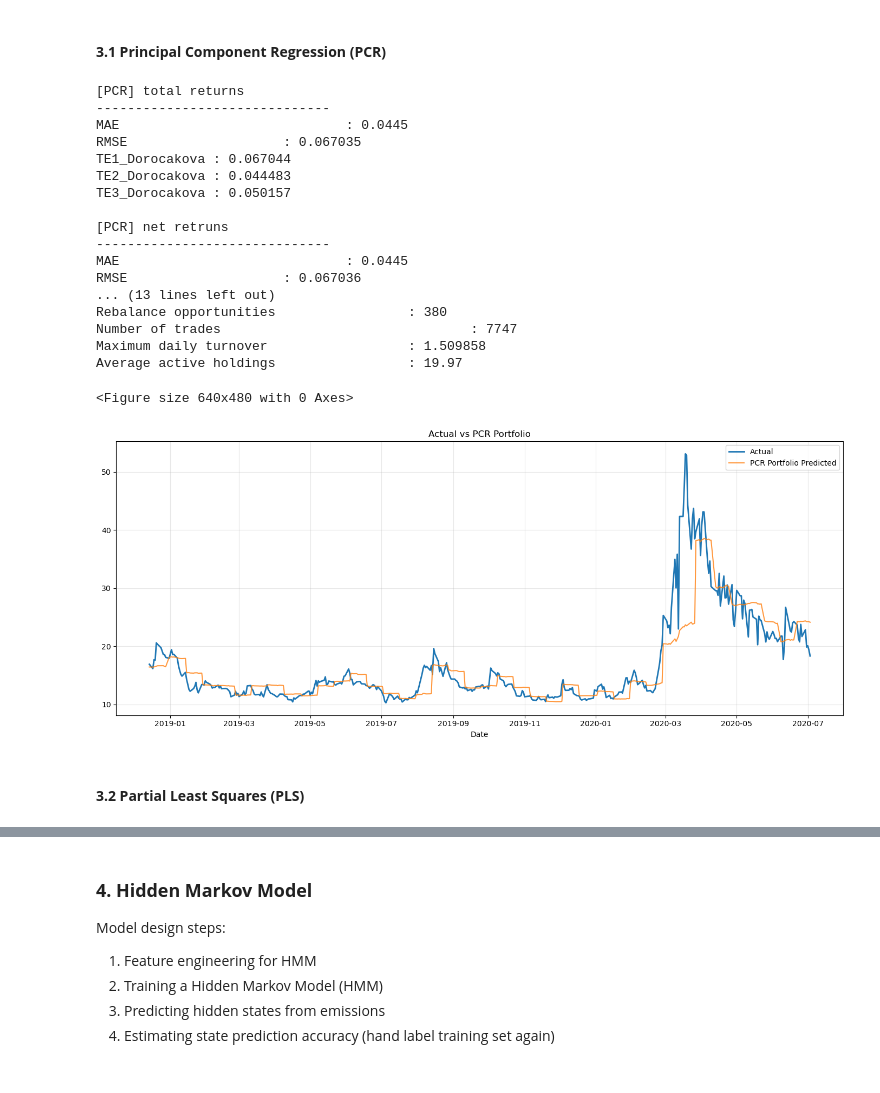
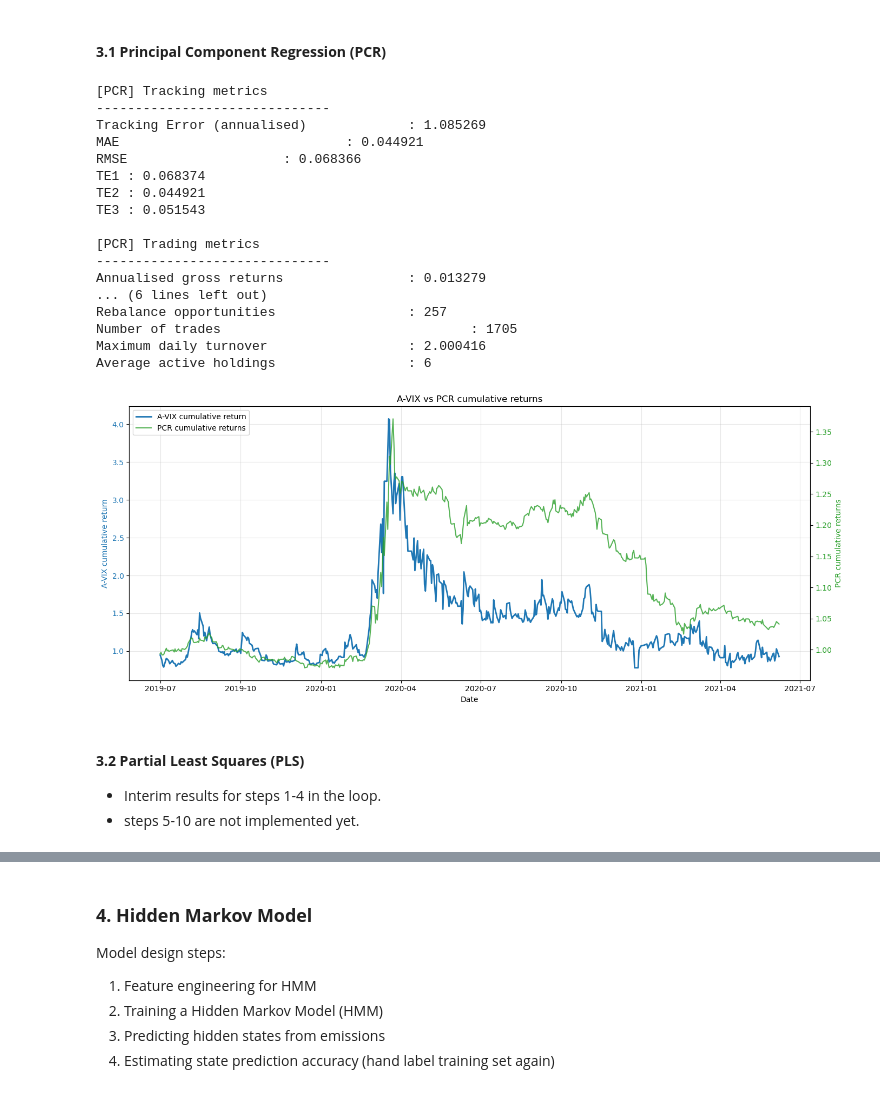
Before and after one commit to georgeyfady/Group_17836_Capstone, a Jupyter notebook: M4/Group_17836_M4.ipynb, the cells around one changed output, grey strips where cells are left out. Saved outputs shown, nothing was run; the diff lists cells and outputs as text; code cells hidden in the pictures.

```diff
--- a/M4/Group_17836_M4.ipynb
+++ b/M4/Group_17836_M4.ipynb
@@ -44,21 +44,21 @@ PLOT_GRAPH = True
 START_DATE = "2011-01-01"
 END_DATE   = "2026-09-15"
 
-TRANSACTION_COST = 0.001  # Fady: 0.1% includes: electronic trading and slippage
-SHORT_BORROW_RATE = 0.0025 # Fady: 0.25% borrowing rate to short Sector & Thematic ETF
+TRANSACTION_COST = 0.001  # 0.1% electronic trading , slippage and bid-ask spread
+SHORT_BORROW_RATE = 0.0025 # 0.25% borrowing rate to short Sector & Thematic ETFs
 
-
+# Fady: be tuned
 TRN_WINDOW = 252
 TST_WINDOW = 10
 HMM_STATES = 3
-VARIANCE_THRESHOLD = 0.99
 MIN_ABS_WEIGHT = 0.01
-MIN_REL_WEIGHT_CHANGE = 0.02
 WEIGHT_DEVIATION = 0.05
-PLS_COMPONENTS = 5
+N_COMPONENTS = 5
 
-PLT_STRT = 2000 #0
-PLT_SIZE = 500  #4000
+
+PLT_STRT = 0
+PLT_SIZE = 4000
+MIN_REL_WEIGHT_CHANGE = 0.01
 # %% [markdown]
 ### **Overview**
 As part of our M2 project proposal submission, we outlined the code high level design steps which can be summarised as follows:
@@ -1029,45 +1101,51 @@ def sliding_walk_forward(title,X_df,y_df,orig_price,train_window_size,test_windo
 # %%
 ###################
 # PCR
 ###################
+TRN_WINDOW = 190
+TST_WINDOW = 15
+#HMM_STATES = 3
+MIN_ABS_WEIGHT = 0.06
+MIN_REL_WEIGHT_CHANGE = 0.01
+WEIGHT_DEVIATION = 0.03
+N_COMPONENTS = 17
 
-y_pred_pcr, y_pred_portfolio_pcr, reconst_pcr, pcr_components, pcr_coeff, pcr_weights, pcr_qp_weights, pcr_trading, gross_returns_pcr = sliding_walk_forward('PCR',X,y,screened_prices['^AXVI'],TRN_WINDOW,TST_WINDOW)
+y_pred_pcr, y_pred_portfolio_pcr, reconst_pcr, pcr_components, pcr_coeff, pcr_weights, pcr_qp_weights, pcr_trading, gross_returns_pcr = sliding_walk_forward('PCR',X,y,screened_prices['^AXVI'],TRN_WINDOW,TST_WINDOW,ncomponents=N_COMPONENTS)
 
 pred_start = TRN_WINDOW
 pred_end = pred_start + len(y_pred_pcr)
 
-metrics_portfolio_pcr = compute_tracking_metrics('[PCR] total returns',y.iloc[pred_start:pred_end].values,gross_returns_pcr)
-metrics_portfolio_pcr = compute_tracking_metrics('[PCR] net retruns',y.iloc[pred_start:pred_end].values,y_pred_portfolio_pcr)
-metrics_trading_pcr = compute_trading_metrics('[PCR] Trading',pcr_trading,y_pred_portfolio_pcr,gross_returns_pcr)
-pcr_objective = metrics_trading_pcr.loc[metrics_trading_pcr['Metric']=='net_annualised_returns', 'Value'].values[0]
-
+metrics_portfolio_pcr = compute_tracking_metrics('[PCR] Tracking metrics',y.iloc[pred_start:pred_end].values,y_pred_portfolio_pcr)
+metrics_trading_pcr = compute_trading_metrics('[PCR] Trading metrics',pcr_trading,y_pred_portfolio_pcr,gross_returns_pcr,y.iloc[pred_start:pred_end].values)
+pcr_objective = compute_objective(y_pred_portfolio_pcr,y.iloc[pred_start:pred_end].values)
 
 if PLOT_GRAPH ==True:
-    PLT_STRT = 1800 #0
-    PLT_SIZE = 400  #4000
-    focused_plot('PCR Portfolio',reconst_pcr,screened_prices['^AXVI'].iloc[pred_start:pred_end],PLT_STRT,PLT_SIZE)
+    PLT_STRT = 2000 #0
+    PLT_SIZE = 500  #4000
+    focused_plot('PCR cumulative returns',y_pred_portfolio_pcr,y.iloc[pred_start:pred_end],PLT_STRT,PLT_SIZE)
 # %% [output]
-[PCR] total returns
+[PCR] Tracking metrics
 ------------------------------
-MAE                             : 0.0445
-RMSE                    : 0.067035
-TE1_Dorocakova : 0.067044
-TE2_Dorocakova : 0.044483
-TE3_Dorocakova : 0.050157
+Tracking Error (annualised)             : 1.085269
+MAE                             : 0.044921
+RMSE                    : 0.068366
+TE1 : 0.068374
+TE2 : 0.044921
+TE3 : 0.051543
 
-[PCR] net retruns
+[PCR] Trading metrics
 ------------------------------
-MAE                             : 0.0445
-RMSE                    : 0.067036
-... (13 lines left out)
-Rebalance opportunities                 : 380
-Number of trades                                : 7747
-Maximum daily turnover                  : 1.509858
-Average active holdings                 : 19.97
+Annualised gross returns                : 0.013279
+... (6 lines left out)
+Rebalance opportunities                 : 257
+Number of trades                                : 1705
+Maximum daily turnover                  : 2.000416
+Average active holdings                 : 6
-<Figure size 640x480 with 0 Axes>
-[figure, old version]
+[figure, new version]
 # %% [markdown]
 #### **3.2 Partial Least Squares (PLS)**
+- Interim results for steps 1-4 in the loop.
+- steps 5-10 are not implemented yet.
 # %%
 ###################
 # PLS
```
Also changed, not shown: parts of 21 cells of this notebook.
